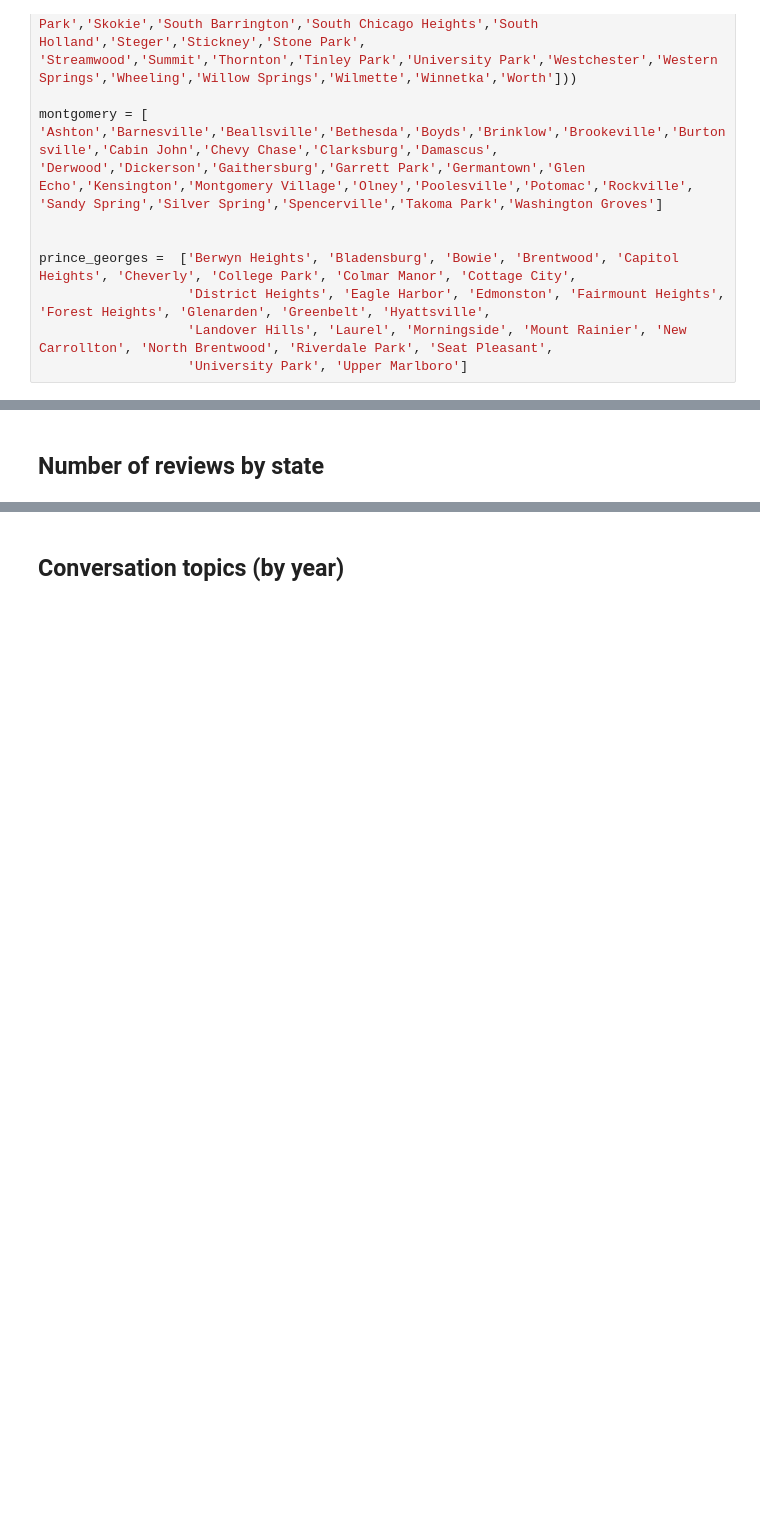
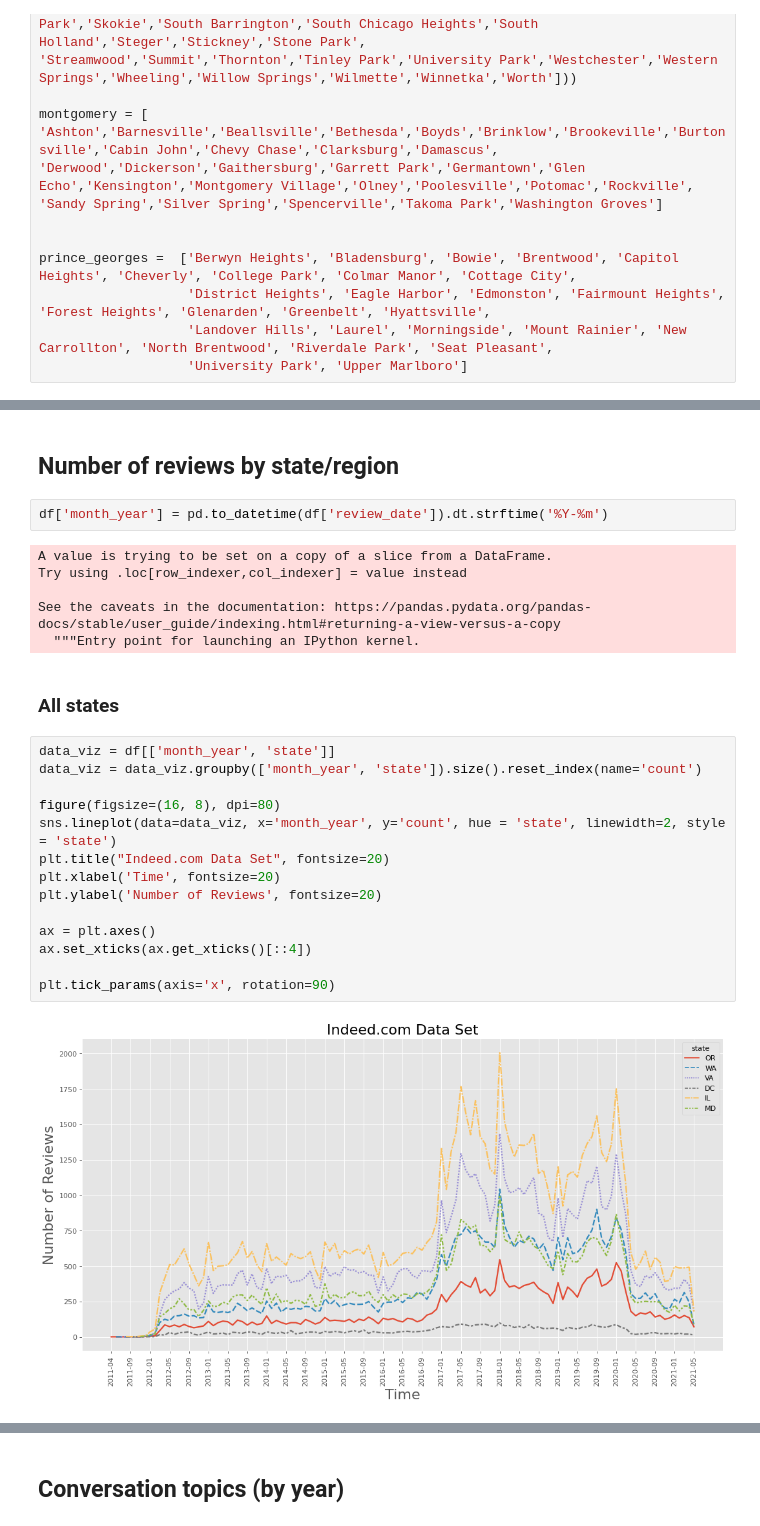
Before and after one commit to catabia/indeed, a Jupyter notebook: state_comparisons_9_9_21.ipynb, the cells around one changed output, grey strips where cells are left out. Saved outputs shown, nothing was run; the diff lists cells and outputs as text; blank space fills up the shorter version.

```diff
--- a/state_comparisons_9_9_21.ipynb
+++ b/state_comparisons_9_9_21.ipynb
@@ -241,2 +286,28 @@ See the caveats in the documentation: https://pandas.pydata.org/pandas-docs/stab
 # %% [markdown]
-## **Number of reviews by state**
+## **Number of reviews by state/region**
+# %%
+df['month_year'] = pd.to_datetime(df['review_date']).dt.strftime('%Y-%m')
+# %% [output]
+A value is trying to be set on a copy of a slice from a DataFrame.
+Try using .loc[row_indexer,col_indexer] = value instead
+
+See the caveats in the documentation: https://pandas.pydata.org/pandas-docs/stable/user_guide/indexing.html#returning-a-view-versus-a-copy
+  """Entry point for launching an IPython kernel.
+# %% [markdown]
+### All states
+# %%
+data_viz = df[['month_year', 'state']]
+data_viz = data_viz.groupby(['month_year', 'state']).size().reset_index(name='count')
+
+figure(figsize=(16, 8), dpi=80)
+sns.lineplot(data=data_viz, x='month_year', y='count', hue = 'state', linewidth=2, style = 'state')
+plt.title("Indeed.com Data Set", fontsize=20)
+plt.xlabel('Time', fontsize=20)
+plt.ylabel('Number of Reviews', fontsize=20)
+
+ax = plt.axes()
+ax.set_xticks(ax.get_xticks()[::4])
+
+plt.tick_params(axis='x', rotation=90)
+# %% [output]
+[figure, added]
```
Also changed, not shown: parts of 25 cells of this notebook.
